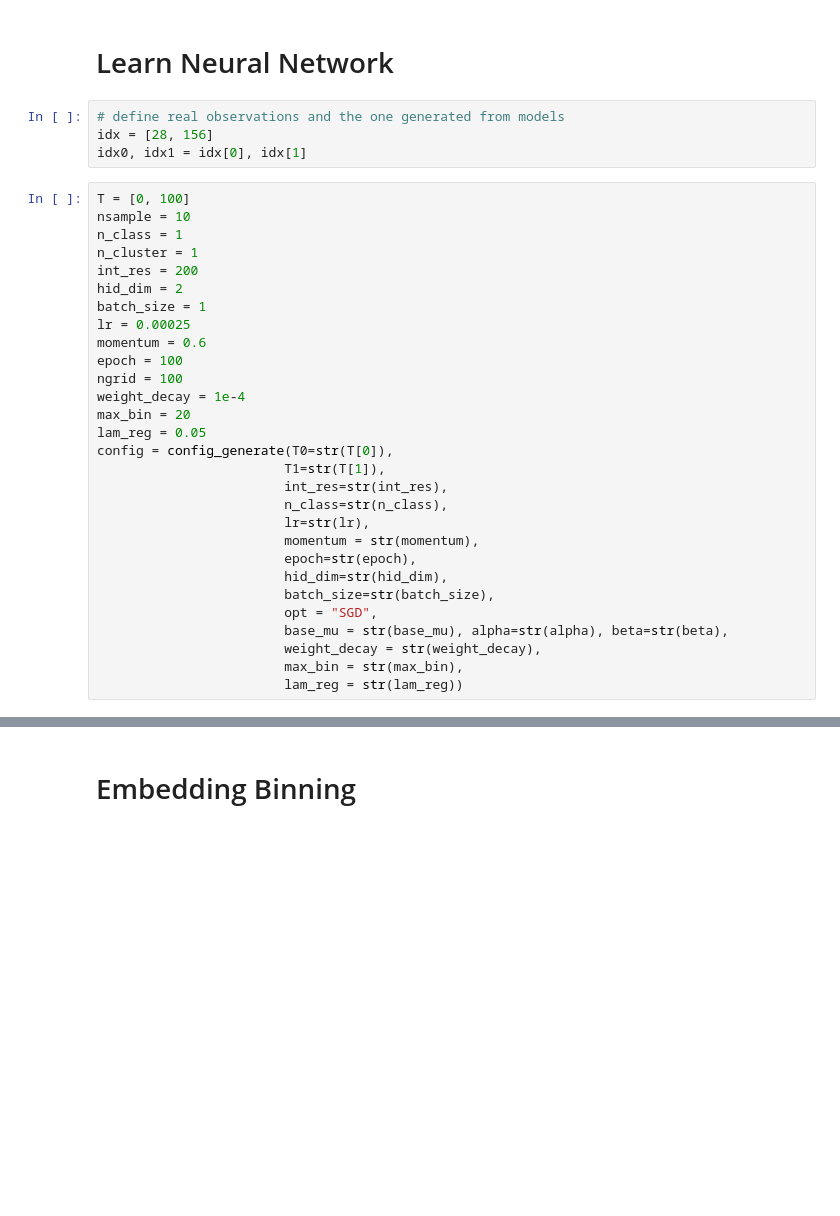
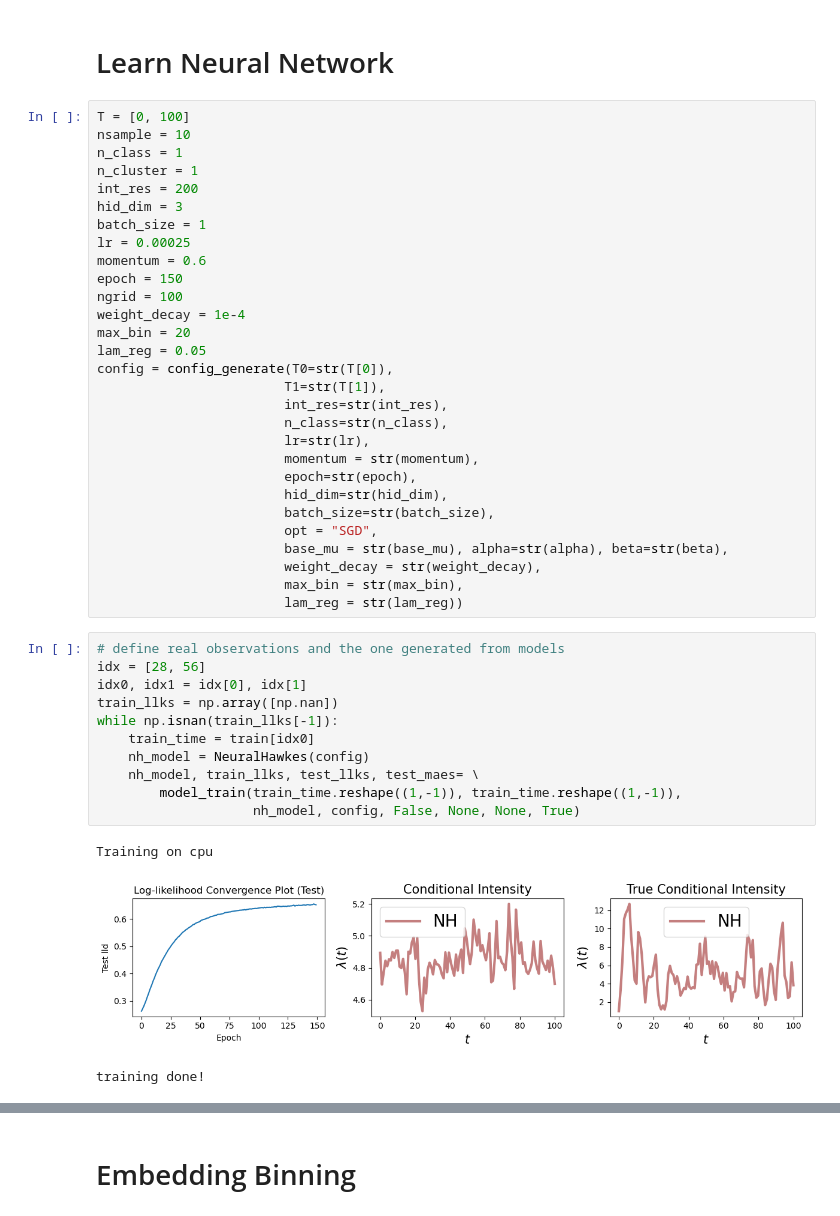
Before and after one commit to aoranzhangmia/Neural-GoF-Time, a Jupyter notebook: RENAL/example_usage.ipynb, the cells around one changed output, grey strips where cells are left out. Cells and saved outputs as stored; diff of their text form; blank space fills up the shorter version.

```diff
--- a/RENAL/example_usage.ipynb
+++ b/RENAL/example_usage.ipynb
@@ -200,36 +200,47 @@ train_all.shape
 (2, 31781, 3)
 # %% [markdown]
 # Learn Neural Network
+# %%
+T = [0, 100]
+nsample = 10
+n_class = 1
+n_cluster = 1
+int_res = 200
+hid_dim = 3
+batch_size = 1
+lr = 0.00025
+momentum = 0.6
+epoch = 150
+ngrid = 100
+weight_decay = 1e-4
+max_bin = 20
+lam_reg = 0.05
+config = config_generate(T0=str(T[0]),
+                        T1=str(T[1]),
+                        int_res=str(int_res),
+                        n_class=str(n_class),
+                        lr=str(lr),
+                        momentum = str(momentum),
+                        epoch=str(epoch),
+                        hid_dim=str(hid_dim),
+                        batch_size=str(batch_size),
+                        opt = "SGD",
+                        base_mu = str(base_mu), alpha=str(alpha), beta=str(beta),
+                        weight_decay = str(weight_decay),
+                        max_bin = str(max_bin),
+                        lam_reg = str(lam_reg))
 # %%
 # define real observations and the one generated from models
-idx = [28, 156]
+idx = [28, 56]
 idx0, idx1 = idx[0], idx[1]
+train_llks = np.array([np.nan])
+while np.isnan(train_llks[-1]):
+    train_time = train[idx0]
+    nh_model = NeuralHawkes(config)
+    nh_model, train_llks, test_llks, test_maes= \
+        model_train(train_time.reshape((1,-1)), train_time.reshape((1,-1)),
+                    nh_model, config, False, None, None, True)
+# %% [output]
+Training on cpu
+[figure, added]
+training done!
-# %%
-T = [0, 100]
-nsample = 10
-n_class = 1
-n_cluster = 1
-int_res = 200
-hid_dim = 2
-batch_size = 1
-lr = 0.00025
-momentum = 0.6
-epoch = 100
-ngrid = 100
-weight_decay = 1e-4
-max_bin = 20
-lam_reg = 0.05
-config = config_generate(T0=str(T[0]),
-                        T1=str(T[1]),
-                        int_res=str(int_res),
-                        n_class=str(n_class),
-                        lr=str(lr),
-                        momentum = str(momentum),
-                        epoch=str(epoch),
-                        hid_dim=str(hid_dim),
-                        batch_size=str(batch_size),
-                        opt = "SGD",
-                        base_mu = str(base_mu), alpha=str(alpha), beta=str(beta),
-                        weight_decay = str(weight_decay),
-                        max_bin = str(max_bin),
-                        lam_reg = str(lam_reg))
```
Also changed, not shown: parts of 3 cells of this notebook.
